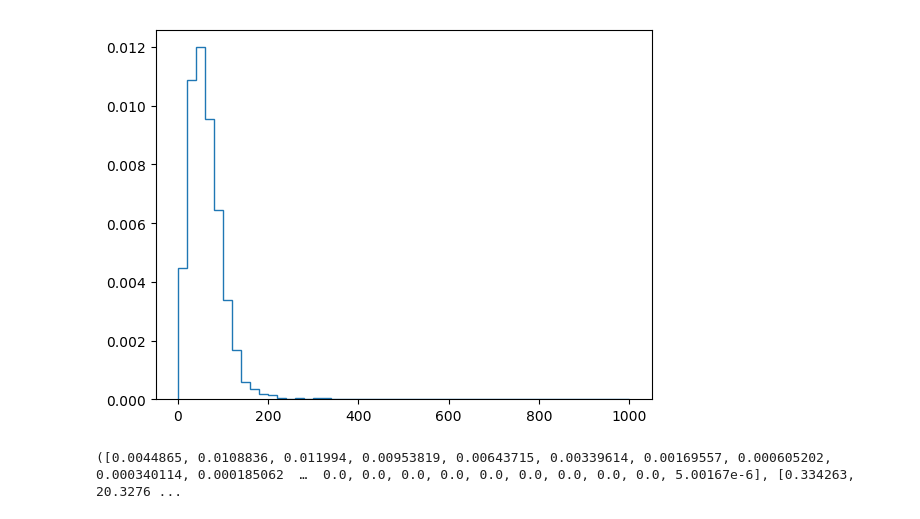
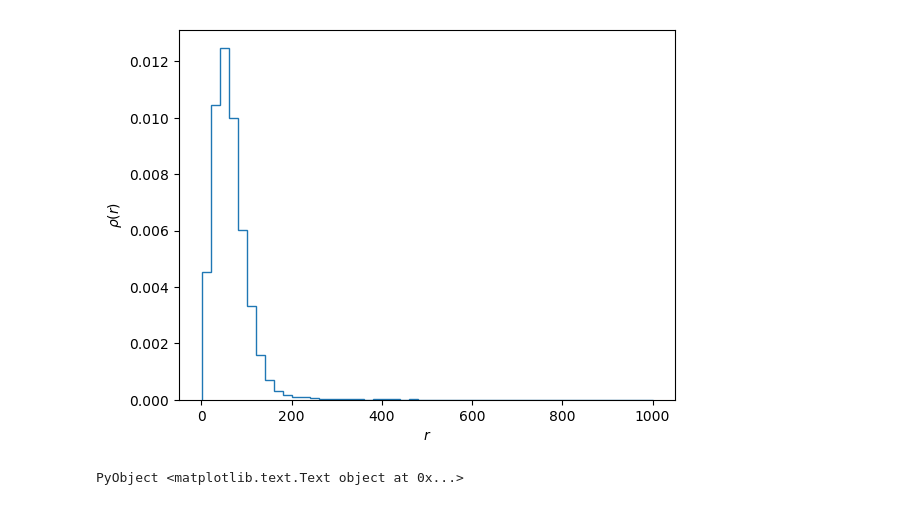
Before and after one commit to dapias/LorentzTesting2d, a Jupyter notebook: notebooks/BirkhoffCoordinates.ipynb, the cells around one changed output. Cells and saved outputs as stored; diff of their text form; code cells hidden in the pictures.

Commit message:
Add Density Plots

```diff
--- a/notebooks/BirkhoffCoordinates.ipynb
+++ b/notebooks/BirkhoffCoordinates.ipynb
@@ -18,6 +20,6 @@ d = Disk([0.,0.], r)
 push!(bth, d)
 
 t = 1000.0
-Npart = 10000 ;
+Npart = 20000 ;
 # %%
 birkres = birkhoff_visual(t, Npart, bth ,polygon_sides; lyapunov = true);
@@ -33,5 +60,8 @@ ax[:w_zaxis][:set_pane_color]((1.0, 1.0, 1.0, 1.0))
 # %%
-plt[:hist](birkres[:,3], normed = true, 50, histtype = "step")
+## Histogram
+plt[:hist](birkres[:,3], normed = true, 50, histtype = "step");
+plt[:xlabel](L"$r$")
+plt[:ylabel](L"$\rho(r)$")
 # %% [output]
-[figure, old version]
+[figure, new version]
-([0.0044865, 0.0108836, 0.011994, 0.00953819, 0.00643715, 0.00339614, 0.00169557, 0.000605202, 0.000340114, 0.000185062  …  0.0, 0.0, 0.0, 0.0, 0.0, 0.0, 0.0, 0.0, 0.0, 5.00167e-6], [0.334263, 20.3276 ...
+PyObject <matplotlib.text.Text object at 0x...>
```
Also changed, not shown: parts of 17 cells of this notebook.
